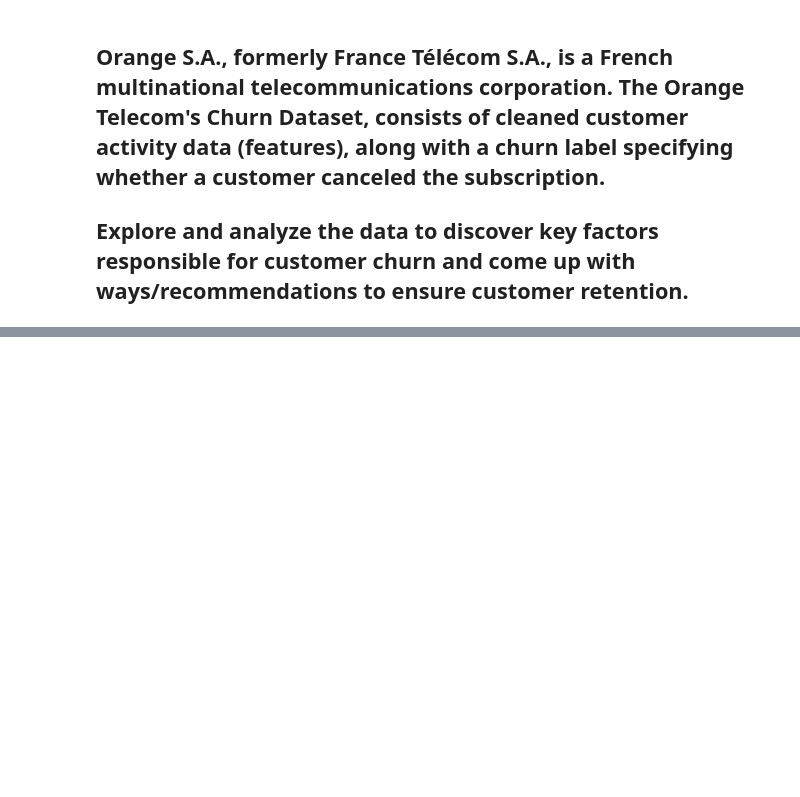
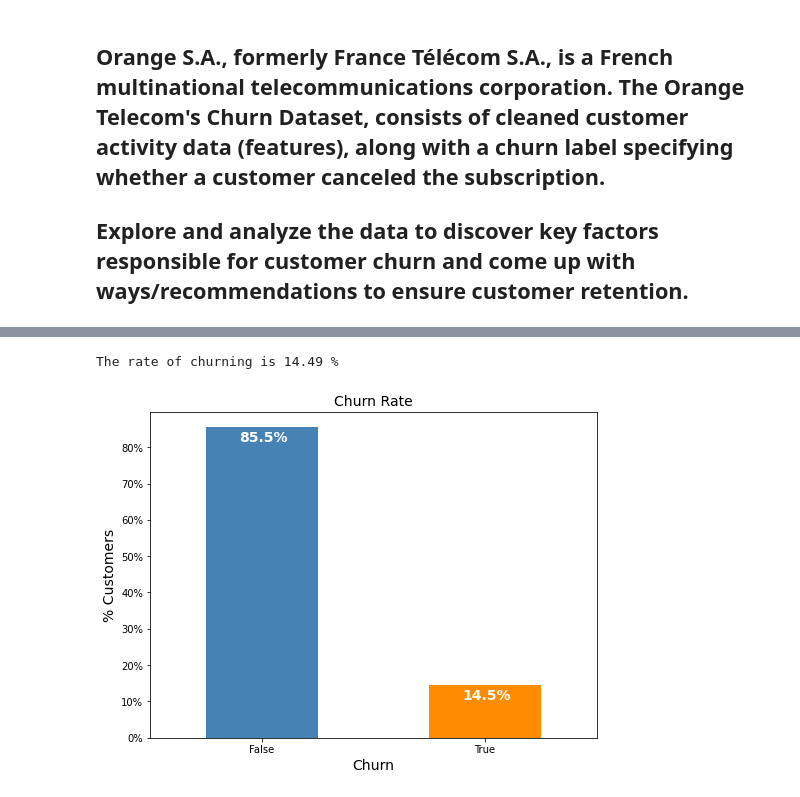
Before and after one commit to Peeyush2027/Telecom-churn-analysis, a Jupyter notebook: CH_Peeyush_Jain_Telecom_Churn_Analysis_Capstone_Project.ipynb, the cells around one changed output, grey strips where cells are left out. Saved outputs shown, nothing was run; the diff lists cells and outputs as text; code cells hidden in the pictures; blank space fills up the shorter version.

```diff
--- a/CH_Peeyush_Jain_Telecom_Churn_Analysis_Capstone_Project.ipynb
+++ b/CH_Peeyush_Jain_Telecom_Churn_Analysis_Capstone_Project.ipynb
@@ -101,8 +21,0 @@ df2
-# %%
-state_true= df2.loc[True].sort_values()
-plt.rcParams['figure.figsize'] = (20, 8)
-state_true.plot(kind='bar')
-
-plt.title('Customer service calls')
-plt.ylabel('Total number of calls')
-plt.xlabel('Churn-True')
@@ -203,0 +22,10 @@ The % of people with FALSE churning with voice plan activated 29.54 %
+# %%
+filepath='/content/drive/MyDrive/Almabetter assignments/Module 1- Python/Capstone Project/Capstone project-1 ( Telecom )/Copy of Telecom Churn.csv'
+tele_df=pd.read_csv(filepath)
+# %%
+tele_df.rename(columns={ 'Account length':'acc_length', 'Area code':'area_code', 'International plan':'intl_plan',
+       'Voice mail plan':'voice_mail_plan', 'Number vmail messages':'num_vmail_msg', 'Total day minutes':'ttl_day_min',
+       'Total day calls':'ttl_day_calls', 'Total day charge':'ttl_day_chrg', 'Total eve minutes':'ttl_eve_min',
+       'Total eve calls':'ttl_eve_calls', 'Total eve charge':'ttl_eve_chrg', 'Total night minutes':'ttl_nyt_min',
+       'Total night calls':'ttl_nyt_calls', 'Total night charge':'ttl_nyt_chrg', 'Total intl minutes':'ttl_intl_min',
+       'Total intl calls':'ttl_intl_calls', 'Total intl charge':'ttl_intl_chrg', 'Customer service calls':'cust_servc_calls'},inplace=True)
@@ -203,0 +50,38 @@ The % of people with FALSE churning with voice plan activated 29.54 %
+# %%
+churning_rate = (tele_df[tele_df['Churn']==True]['Churn'].count()/tele_df['Churn'].count())*100
+print('The rate of churning is',round(churning_rate,2),'%')
+# %% [output]
+The rate of churning is 14.49 %
+# %%
+colors = ['steelblue','darkorange']
+churn_per = (tele_df['Churn'].value_counts()*100.0 /len(tele_df)).plot(kind='bar',
+                                                                           stacked = True,
+                                                                          rot = 0,
+                                                                          color = colors,
+                                                                         figsize = (8,6))
+
+churn_per.set_ylabel('% Customers',size = 14)
+churn_per.set_xlabel('Churn',size = 14)
+churn_per.set_title('Churn Rate', size = 14)
+churn_per.yaxis.set_major_formatter(mtick.PercentFormatter())
+
+# create a list to collect the plt.patches data
+totals = []
+
+# find the values and append to list
+for i in churn_per.patches:
+    totals.append(i.get_width())
+
+# set individual bar lables using above list
+total = sum(totals)
+
+for i in churn_per.patches:
+# get_width pulls left or right; get_y pushes up or down
+    churn_per.text(i.get_x()+.15, i.get_height()-4.0, \
+                str(round((i.get_height()/total), 1))+'%',
+                fontsize=12,
+                color='white',
+              weight = 'bold',
+              size = 14)
+# %% [output]
+[figure, added]
```
Also changed, not shown: parts of 111 cells of this notebook.
